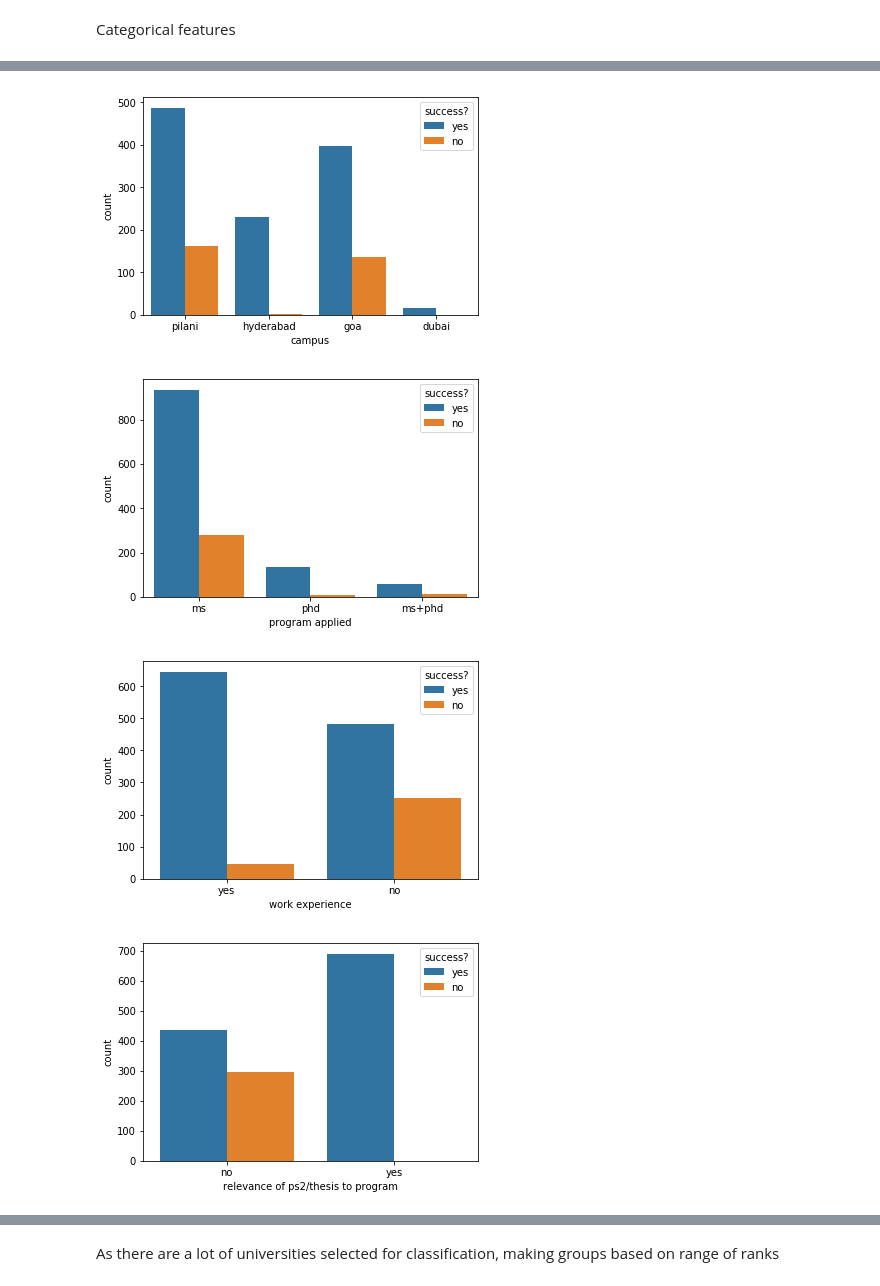
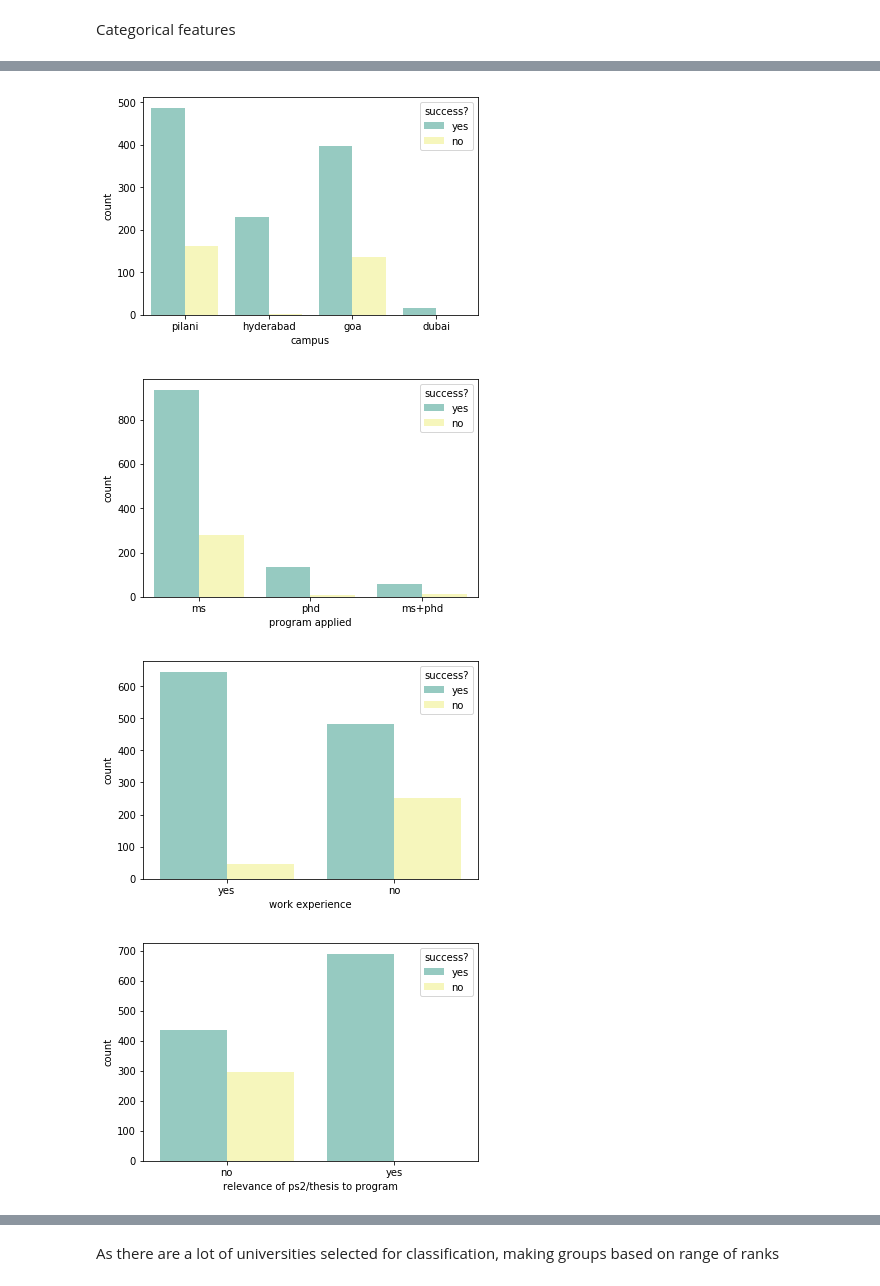
Before and after one commit to yathsree04/Graduate-admission-predictor, a Jupyter notebook: Exploratory_data_analysis.ipynb, the cells around one changed output, grey strips where cells are left out. Saved outputs shown, nothing was run; the diff lists cells and outputs as text; code cells hidden in the pictures.

```diff
--- a/Exploratory_data_analysis.ipynb
+++ b/Exploratory_data_analysis.ipynb
@@ -119,11 +142,11 @@ categorical_features
 # %%
 #Plotting features with small number of categories
 for feature in categorical_features:
     if (dataset[feature].nunique()< 10):
-        sns.countplot(x = feature , data = dataset, hue= dataset['success?'])
+        sns.countplot(x = feature , data = dataset, hue= dataset['success?'], palette="Set3")
         plt.show()
 # %% [output]
-[figure, old version]
+[figure, new version]
-[figure, old version]
+[figure, new version]
-[figure, old version]
+[figure, new version]
-[figure, old version]
+[figure, new version]
```
Also changed, not shown: parts of 15 cells of this notebook.
